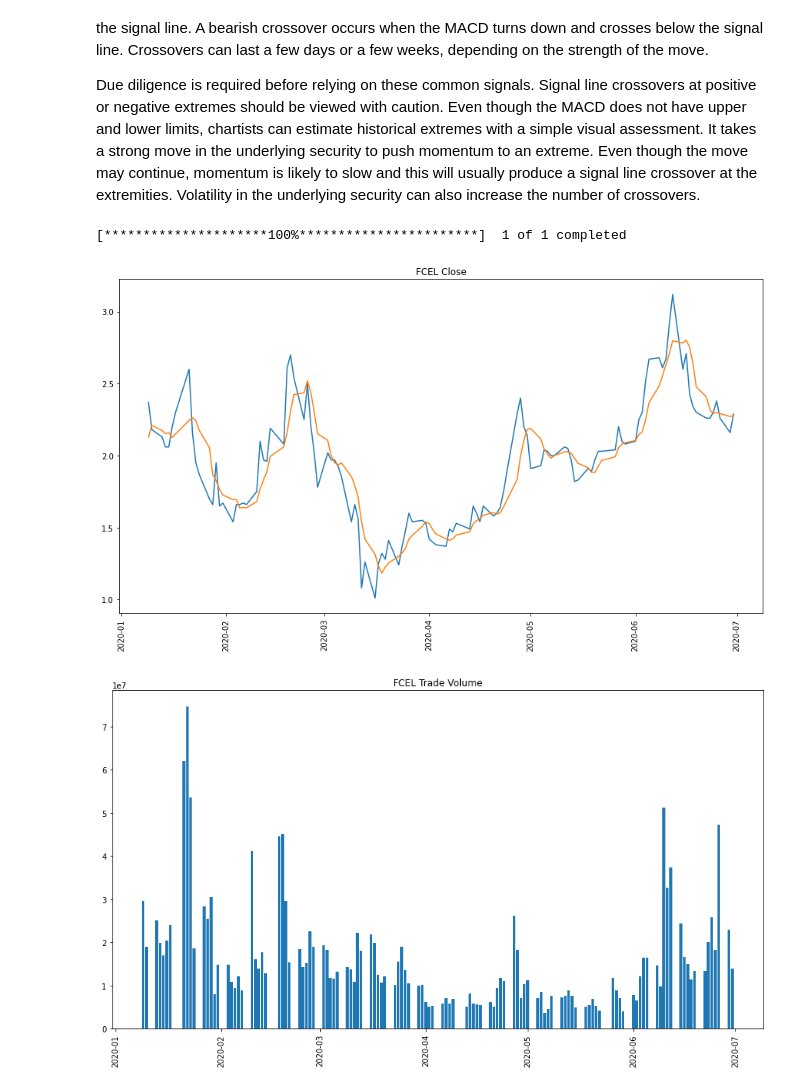
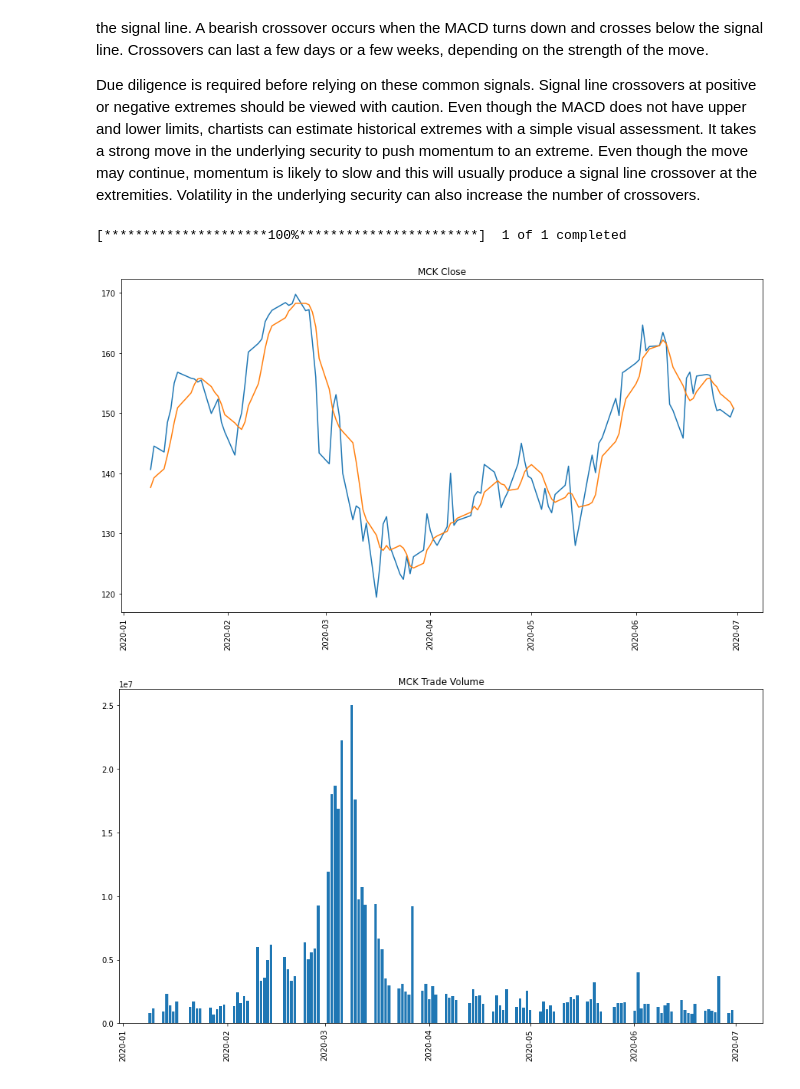
Before and after one commit to Mtaylert/Stock_Evaluation, a Jupyter notebook: StockEvaluations.ipynb, the cells around one changed output. Drawn from its saved outputs; the diff is of its cells as text; code cells hidden in the pictures.

Commit message:
chart edits

```diff
--- a/StockEvaluations.ipynb
+++ b/StockEvaluations.ipynb
@@ -99,35 +99,35 @@ def generate_stock_data(start_date,end_date,ticker):
 
     #prev_day_hi_or_low open
     data['Prev_Week_Compare_Open'] = data['Open']-data['Open_Shift_5']
     data['Prev_Week_Growth_Open'] = (data['Open']-data['Open_Shift_5'])/data['Open_Shift_5']
 
 
 
 
     data=data.iloc[5:]
     data
 
 
     return data
 
 
 
-ticker='FCEL'
+ticker='MCK'
 start = '2020-01-01'
 SDOW = generate_stock_data(start,now,ticker)
 
 plt.figure(figsize=(15,8))
 plt.title('{} Close'.format(ticker))
 
 plt.plot(SDOW['Date'],SDOW['Open'])
 
 plt.plot(SDOW['Date'],SDOW['5Day_Moving_Average_Open'])
 
 plt.xticks(rotation=90)
 plt.show()
 # %% [output]
 [*********************100%***********************]  1 of 1 completed
-[figure, old version]
+[figure, new version]
 # %%
 
 plt.figure(figsize=(15,8))
@@ -139,7 +139,7 @@ plt.bar(SDOW['Date'],SDOW['Volume'])
 plt.xticks(rotation=90)
 plt.show()
 # %% [output]
-[figure, old version]
+[figure, new version]
 # %%
 DOW_DF = SDOW.groupby('DOW_Mapped')['Open'].mean().reset_index()
 plt.title("Average Open Price per Day of Week")
```
Also changed, not shown: parts of 8 cells of this notebook.
